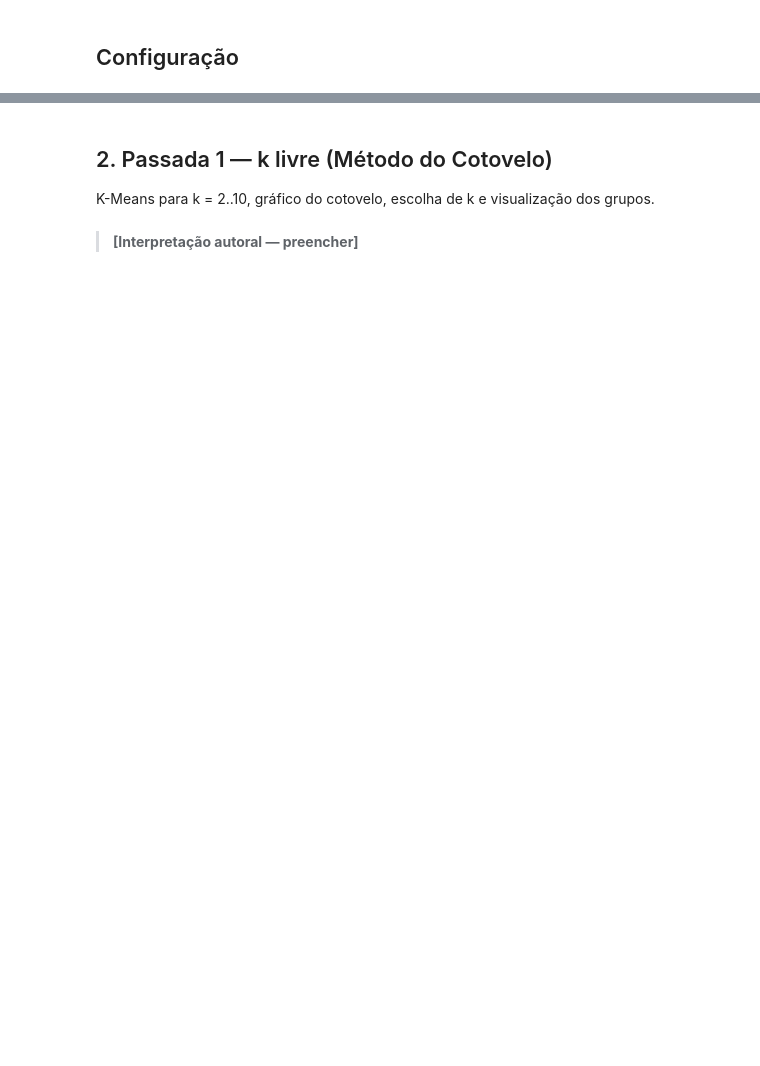
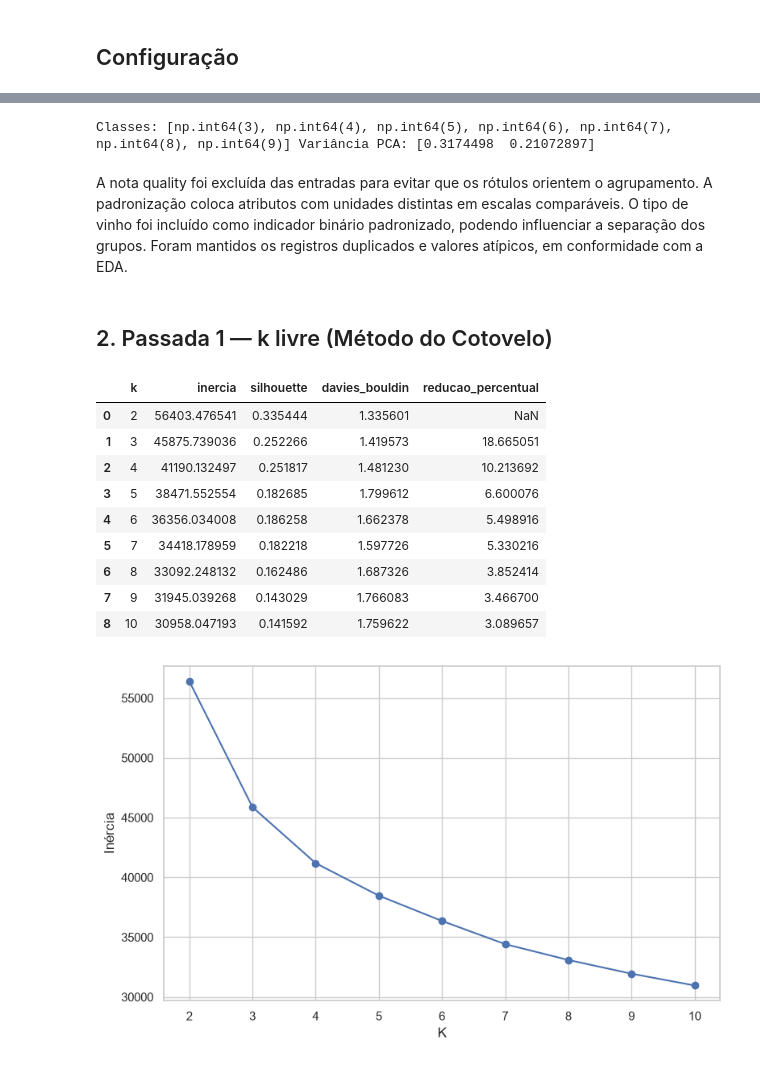
Before and after one commit to Fyre-Flye/projeto-avd-2026-2-pump-it-up-classificatorio, a Jupyter notebook: notebooks/parte_comum/kmeans_metricas.ipynb, the cells around one changed output, grey strips where cells are left out. Drawn from its saved outputs; the diff is of its cells as text; code cells hidden in the pictures; blank space fills up the shorter version.

```diff
--- a/notebooks/parte_comum/kmeans_metricas.ipynb
+++ b/notebooks/parte_comum/kmeans_metricas.ipynb
@@ -39,4 +40,24 @@ Separar as variáveis de entrada (sem a coluna de classe) e padronizar. No relat
+# %%
+# [IA] ChatGPT – apoio com pandas/scikit-learn e implementação
+from sklearn.preprocessing import StandardScaler
+from sklearn.cluster import KMeans
+from sklearn.decomposition import PCA
+from sklearn.metrics import confusion_matrix, classification_report, accuracy_score, silhouette_score, davies_bouldin_score
+# Configuração inicial: manter registros e incluir tipo como indicador binário.
+REMOVER_DUPLICATAS = False
+INCLUIR_TIPO = True
+if REMOVER_DUPLICATAS: df=df.drop_duplicates().reset_index(drop=True)
+X=df[num].copy()
+if INCLUIR_TIPO: X['wine_type_red'] = df.wine_type.eq('red').astype(int)
+y=df.quality.reset_index(drop=True)
+Z=StandardScaler().fit_transform(X)
+classes=sorted(y.unique())
+pca=PCA(n_components=2,random_state=42)
+coords=pca.fit_transform(Z)
+print('Classes:',classes,'Variância PCA:',pca.explained_variance_ratio_)
+# %% [output]
+Classes: [np.int64(3), np.int64(4), np.int64(5), np.int64(6), np.int64(7), np.int64(8), np.int64(9)] Variância PCA: [0.3174498  0.21072897]
+# %% [markdown]
+A nota quality foi excluída das entradas para evitar que os rótulos orientem o agrupamento. A padronização coloca atributos com unidades distintas em escalas comparáveis. O tipo de vinho foi incluído como indicador binário padronizado, podendo influenciar a separação dos grupos. Foram mantidos os registros duplicados e valores atípicos, em conformidade com a EDA.
 # %% [markdown]
 ## 2. Passada 1 — k livre (Método do Cotovelo)
-
-K-Means para k = 2..10, gráfico do cotovelo, escolha de k e visualização dos grupos.
@@ -45,2 +64,23 @@ K-Means para k = 2..10, gráfico do cotovelo, escolha de k e visualização dos
-# %% [markdown]
-> **[Interpretação autoral — preencher]**
+# %%
+# [IA] ChatGPT – apoio com pandas/scikit-learn e implementação
+modelos={}; linhas=[]
+for k in range(2,11):
+    m=KMeans(n_clusters=k,random_state=42,n_init=10).fit(Z)
+    modelos[k]=m
+    linhas.append({'k':k,'inercia':m.inertia_,'silhouette':silhouette_score(Z,m.labels_,sample_size=min(2000,len(Z)),random_state=42),'davies_bouldin':davies_bouldin_score(Z,m.labels_)})
+avaliacao=pd.DataFrame(linhas)
+avaliacao['reducao_percentual']= -avaliacao.inercia.pct_change()*100
+display(avaliacao); avaliacao.to_csv(OUT/'avaliacao_clusters.csv',index=False)
+plt.figure(figsize=(8,5)); plt.plot(avaliacao.k,avaliacao.inercia,marker='o'); plt.xticks(avaliacao.k); plt.xlabel('K'); plt.ylabel('Inércia'); salvar('metodo_cotovelo.png')
+# %% [output]
+|  | k | inercia | silhouette | davies_bouldin | reducao_percentual |
+| 0 | 2 | 56403.476541 | 0.335444 | 1.335601 | NaN |
+| 1 | 3 | 45875.739036 | 0.252266 | 1.419573 | 18.665051 |
+| 2 | 4 | 41190.132497 | 0.251817 | 1.481230 | 10.213692 |
+| 3 | 5 | 38471.552554 | 0.182685 | 1.799612 | 6.600076 |
+| 4 | 6 | 36356.034008 | 0.186258 | 1.662378 | 5.498916 |
+| 5 | 7 | 34418.178959 | 0.182218 | 1.597726 | 5.330216 |
+| 6 | 8 | 33092.248132 | 0.162486 | 1.687326 | 3.852414 |
+| 7 | 9 | 31945.039268 | 0.143029 | 1.766083 | 3.466700 |
+| 8 | 10 | 30958.047193 | 0.141592 | 1.759622 | 3.089657 |
+[figure, added]
```
Also changed, not shown: parts of 26 cells of this notebook, 55 other files.
